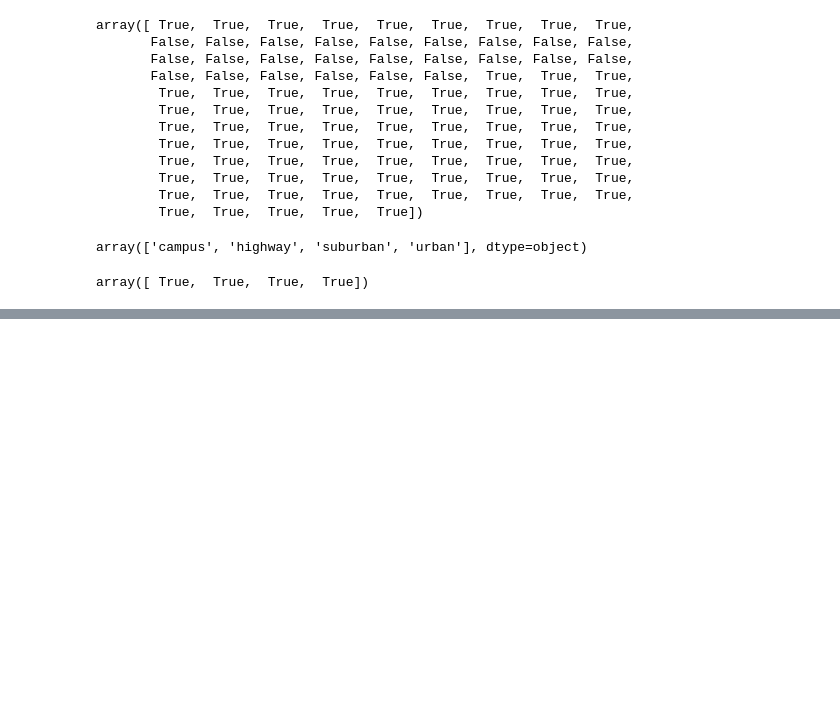
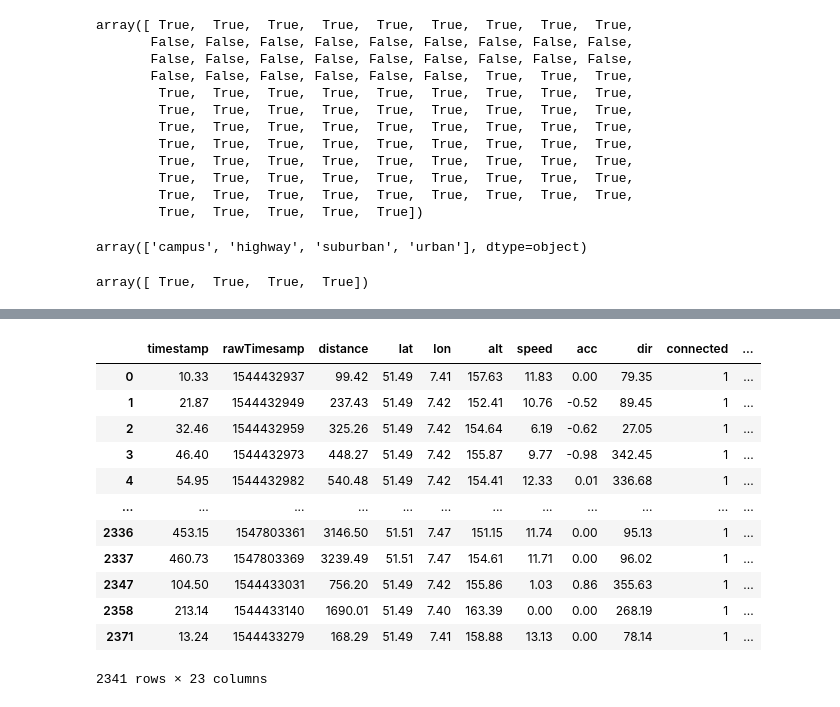
Before and after one commit to luiul/statistics-meets-logistics, a Jupyter notebook: project-w-data/project.ipynb, the cells around one changed output, grey strips where cells are left out. Saved outputs shown, nothing was run; the diff lists cells and outputs as text; code cells hidden in the pictures; blank space fills up the shorter version.

```diff
--- a/project-w-data/project.ipynb
+++ b/project-w-data/project.ipynb
@@ -16,7 +16,7 @@ Requirements for the project environment can be found in https://github.com/luiu
 import numpy as np
 import pandas as pd
 
-# pd.set_option('float_format', '{:.2f}'.format)
+pd.set_option('float_format', '{:.2f}'.format)
 # prints floats with two decimal point
 
 # calling np.version.version should return 1.18.1
@@ -253,0 +303,2 @@ array([ True,  True,  True,  True])
+# %%
+dl_no_loc = dl.drop('location',axis=1)
@@ -253,0 +320,16 @@ array([ True,  True,  True,  True])
+# %%
+dl_no_loc.drop_duplicates()
+# %% [output]
+|  | timestamp | rawTimesamp | distance | lat | lon | alt | speed | acc | dir | connected | ... |
+| 0 | 10.33 | 1544432937 | 99.42 | 51.49 | 7.41 | 157.63 | 11.83 | 0.00 | 79.35 | 1 | ... |
+| 1 | 21.87 | 1544432949 | 237.43 | 51.49 | 7.42 | 152.41 | 10.76 | -0.52 | 89.45 | 1 | ... |
+| 2 | 32.46 | 1544432959 | 325.26 | 51.49 | 7.42 | 154.64 | 6.19 | -0.62 | 27.05 | 1 | ... |
+| 3 | 46.40 | 1544432973 | 448.27 | 51.49 | 7.42 | 155.87 | 9.77 | -0.98 | 342.45 | 1 | ... |
+| 4 | 54.95 | 1544432982 | 540.48 | 51.49 | 7.42 | 154.41 | 12.33 | 0.01 | 336.68 | 1 | ... |
+| ... | ... | ... | ... | ... | ... | ... | ... | ... | ... | ... | ... |
+| 2336 | 453.15 | 1547803361 | 3146.50 | 51.51 | 7.47 | 151.15 | 11.74 | 0.00 | 95.13 | 1 | ... |
+| 2337 | 460.73 | 1547803369 | 3239.49 | 51.51 | 7.47 | 154.61 | 11.71 | 0.00 | 96.02 | 1 | ... |
+| 2347 | 104.50 | 1544433031 | 756.20 | 51.49 | 7.42 | 155.86 | 1.03 | 0.86 | 355.63 | 1 | ... |
+| 2358 | 213.14 | 1544433140 | 1690.01 | 51.49 | 7.40 | 163.39 | 0.00 | 0.00 | 268.19 | 1 | ... |
+| 2371 | 13.24 | 1544433279 | 168.29 | 51.49 | 7.41 | 158.88 | 13.13 | 0.00 | 78.14 | 1 | ... |
+2341 rows × 23 columns
```
Also changed, not shown: parts of 11 cells of this notebook, 3 other files.
